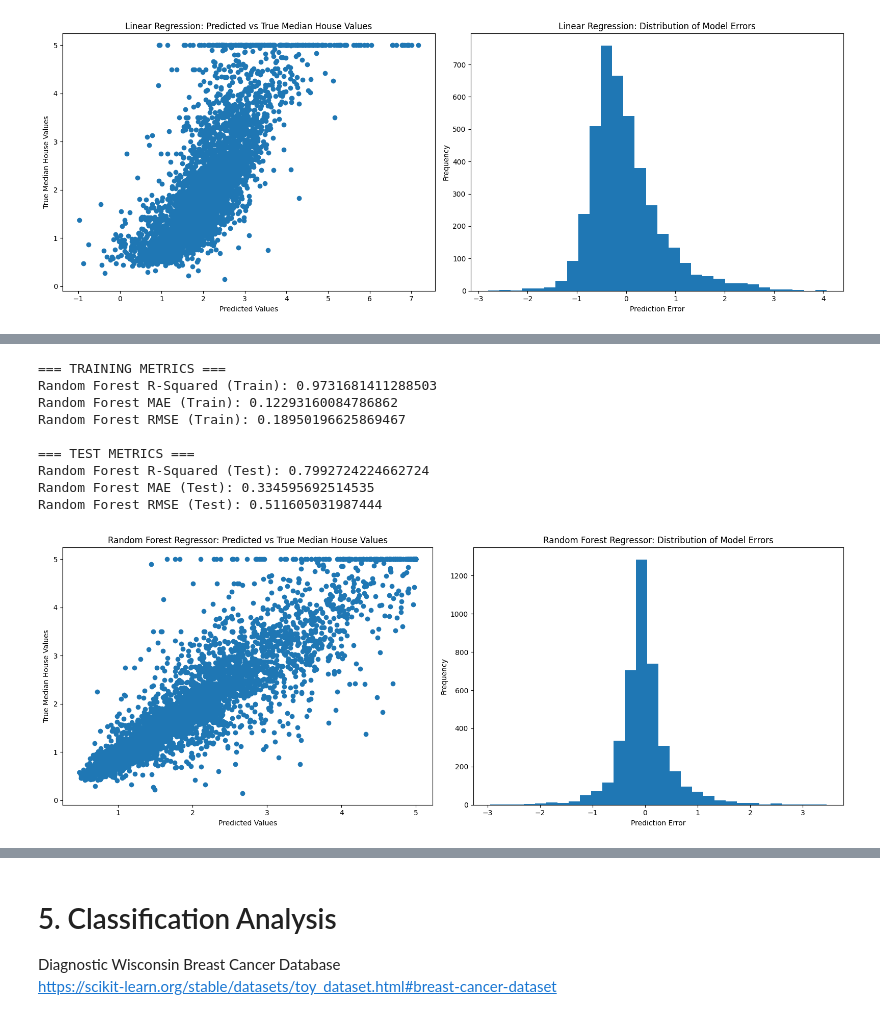
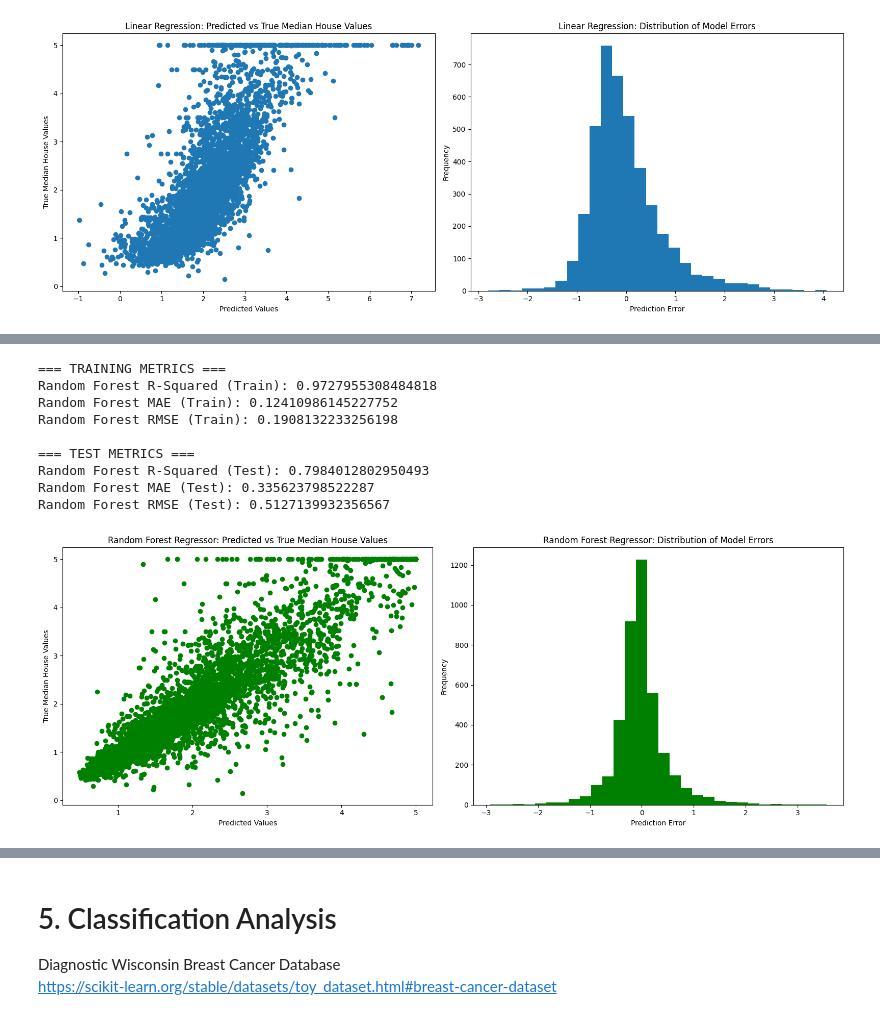
Before and after one commit to brodyanderson/math-6880-Project1, a Jupyter notebook: project1.ipynb, the cells around one changed output, grey strips where cells are left out. Drawn from its saved outputs; the diff is of its cells as text; code cells hidden in the pictures.

```diff
--- a/project1.ipynb
+++ b/project1.ipynb
@@ -314,0 +448,9 @@ Notes:
+# %%
+# Load the California housing data
+cal = fetch_california_housing(as_frame=True)
+X, y = cal.data, cal.target
+feature_names = X.columns
+print(feature_names)
+
+# Train/test split
+X_train, X_test, y_train, y_test = train_test_split(X, y, test_size=0.20, random_state=0)
@@ -374,42 +520,42 @@ print("=== TRAINING METRICS ===")
 print("Random Forest R-Squared (Train):", r2_score(y_train, y_train_pred))
 print("Random Forest MAE (Train):", mean_absolute_error(y_train, y_train_pred))
 print("Random Forest RMSE (Train):", np.sqrt(mean_squared_error(y_train, y_train_pred)))
 
 print("\n=== TEST METRICS ===")
 print("Random Forest R-Squared (Test):", r2_score(y_test, y_pred))
 print("Random Forest MAE (Test):", mean_absolute_error(y_test, y_pred))
 print("Random Forest RMSE (Test):", np.sqrt(mean_squared_error(y_test, y_pred)))
 
 print()
 print()
 
 errors = y_test - y_pred
 
 fig, (ax1, ax2) = plt.subplots(1, 2, figsize=(16, 6))
 
-ax1.scatter(y_pred, y_test)
+ax1.scatter(y_pred, y_test, color='green')
 ax1.set_xlabel('Predicted Values')
 ax1.set_ylabel('True Median House Values')
 ax1.set_title('Random Forest Regressor: Predicted vs True Median House Values')
 
-ax2.hist(errors, bins=30)
+ax2.hist(errors, bins=30, color='green')
 ax2.set_xlabel('Prediction Error')
 ax2.set_ylabel('Frequency')
 ax2.set_title('Random Forest Regressor: Distribution of Model Errors')
 
 plt.tight_layout()
 plt.show()
 # %% [output]
 === TRAINING METRICS ===
-Random Forest R-Squared (Train): 0.9731681411288503
-Random Forest MAE (Train): 0.12293160084786862
-Random Forest RMSE (Train): 0.18950196625869467
+Random Forest R-Squared (Train): 0.9727955308484818
+Random Forest MAE (Train): 0.12410986145227752
+Random Forest RMSE (Train): 0.1908132233256198
 
 === TEST METRICS ===
-Random Forest R-Squared (Test): 0.7992724224662724
-Random Forest MAE (Test): 0.334595692514535
-Random Forest RMSE (Test): 0.511605031987444
+Random Forest R-Squared (Test): 0.7984012802950493
+Random Forest MAE (Test): 0.335623798522287
+Random Forest RMSE (Test): 0.5127139932356567
-[figure, old version]
+[figure, new version]
 # %%
 from sklearn.ensemble import GradientBoostingRegressor
 
```
Also changed, not shown: parts of 9 cells of this notebook.
